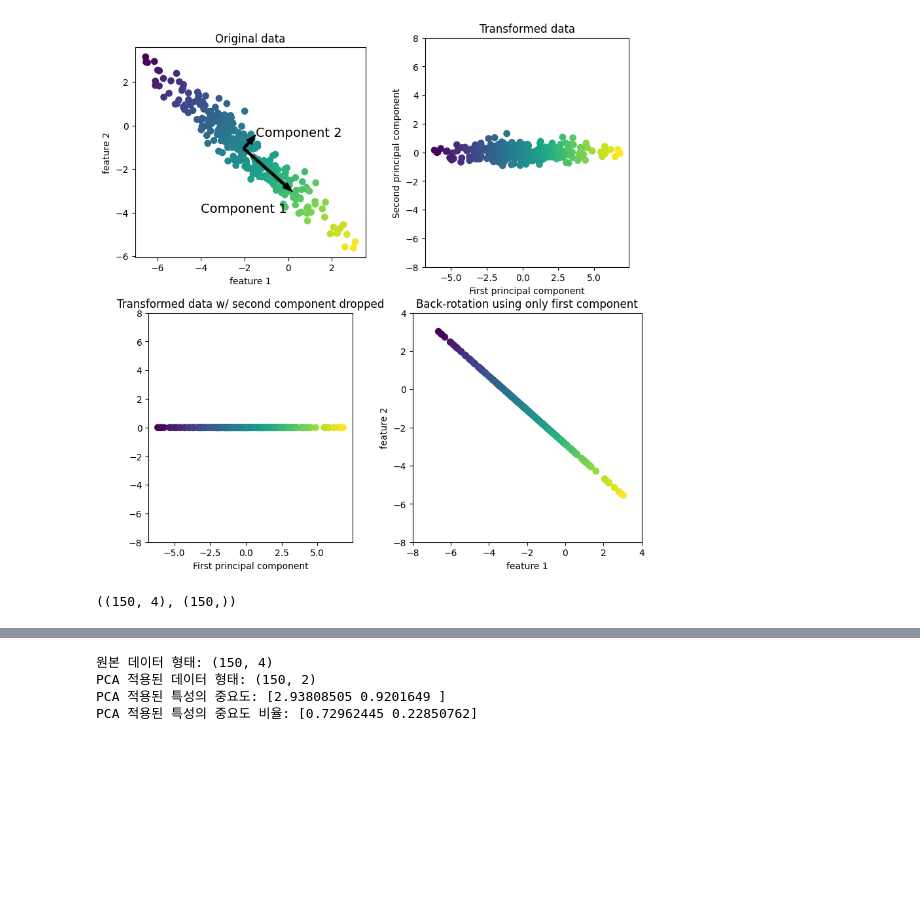
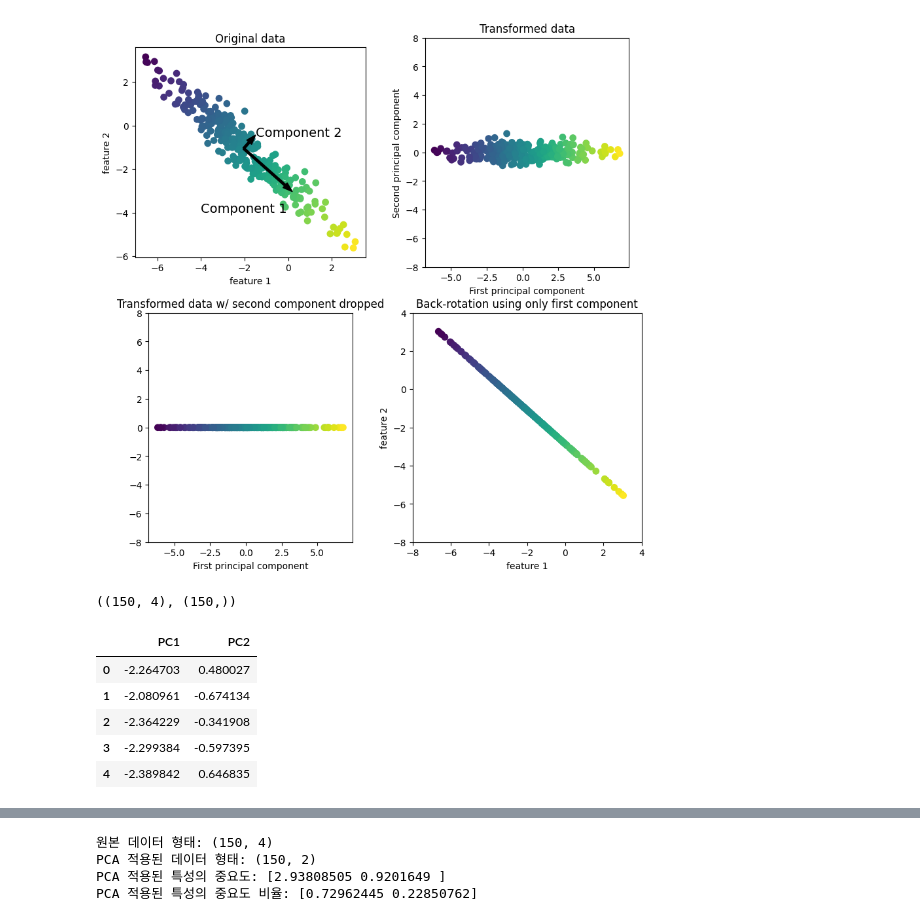
Before and after one commit to Hyunsoo-Ryan-Lee/ML_Lecture, a Jupyter notebook: 02.PreProcess/8.차원축소.ipynb, the cells around one changed output, grey strips where cells are left out. Saved outputs shown, nothing was run; the diff lists cells and outputs as text; code cells hidden in the pictures; blank space fills up the shorter version.

```diff
--- a/02.PreProcess/8.차원축소.ipynb
+++ b/02.PreProcess/8.차원축소.ipynb
@@ -63,3 +63,14 @@ pca.fit(X_scaled)
 
 # 데이터 변환(PCA 적용)
 X_pca = pca.transform(X_scaled)
+# %%
+pca_df = pd.DataFrame(X_pca, columns = ['PC1', 'PC2'])
+
+pca_df.head()
+# %% [output]
+|  | PC1 | PC2 |
+| 0 | -2.264703 | 0.480027 |
+| 1 | -2.080961 | -0.674134 |
+| 2 | -2.364229 | -0.341908 |
+| 3 | -2.299384 | -0.597395 |
+| 4 | -2.389842 | 0.646835 |
```
Also changed, not shown: parts of 2 cells of this notebook, 5 other files.
